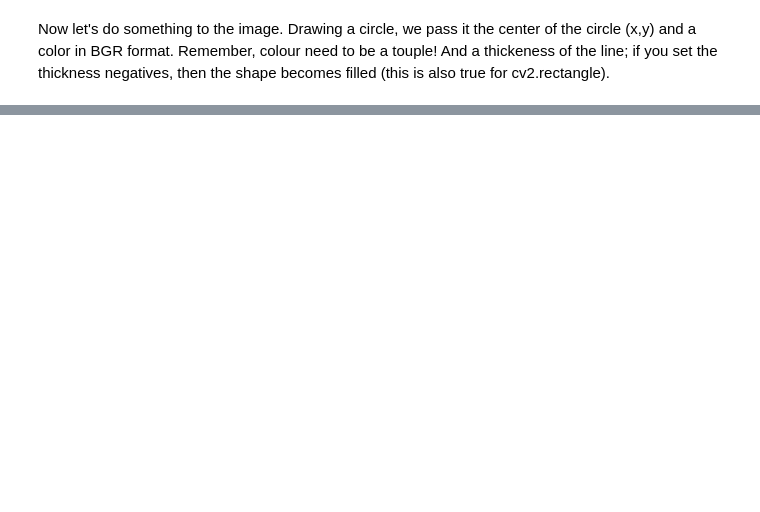
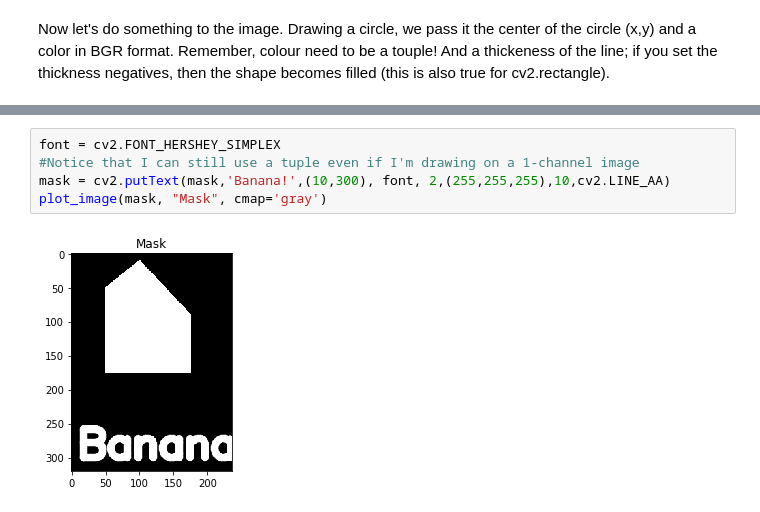
Before and after one commit to vcg-uvic/csc205, a Jupyter notebook: labs/lab2/csc205Lab2.ipynb, the cells around one changed output, grey strips where cells are left out. Drawn from its saved outputs; the diff is of its cells as text; blank space fills up the shorter version.

```diff
--- a/labs/lab2/csc205Lab2.ipynb
+++ b/labs/lab2/csc205Lab2.ipynb
@@ -84,3 +132,10 @@ plot_image(mask, "Mask", cmap='gray')
+# %%
+font = cv2.FONT_HERSHEY_SIMPLEX
+#Notice that I can still use a tuple even if I'm drawing on a 1-channel image
+mask = cv2.putText(mask,'Banana!',(10,300), font, 2,(255,255,255),10,cv2.LINE_AA)
+plot_image(mask, "Mask", cmap='gray')
+# %% [output]
+[figure, added]
 # %%
 output = cv2.bitwise_and(left, left, mask=mask)
 plot_two_images(left, "original", output, "masked")
```
Also changed, not shown: parts of 10 cells of this notebook.
